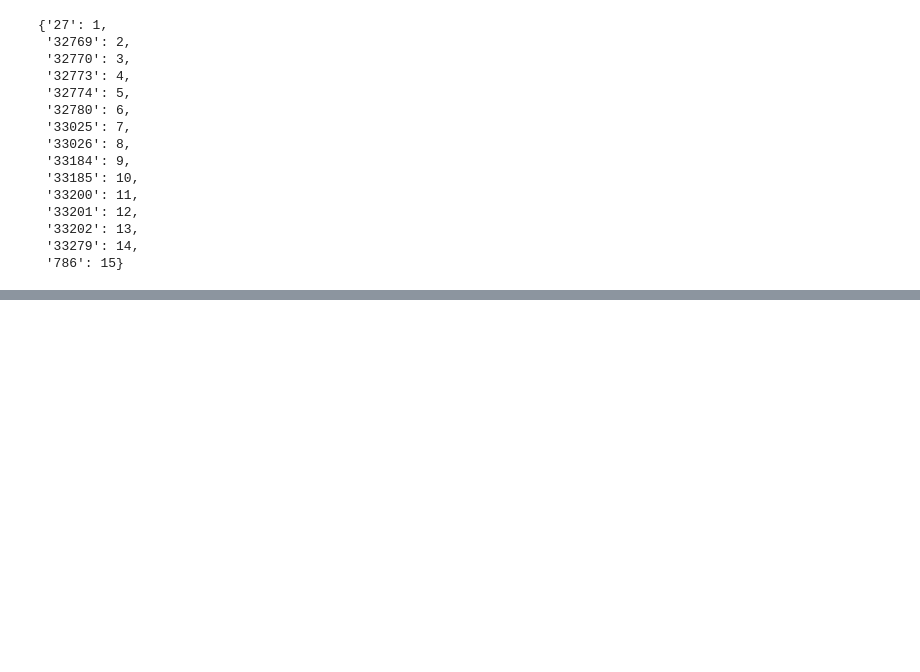
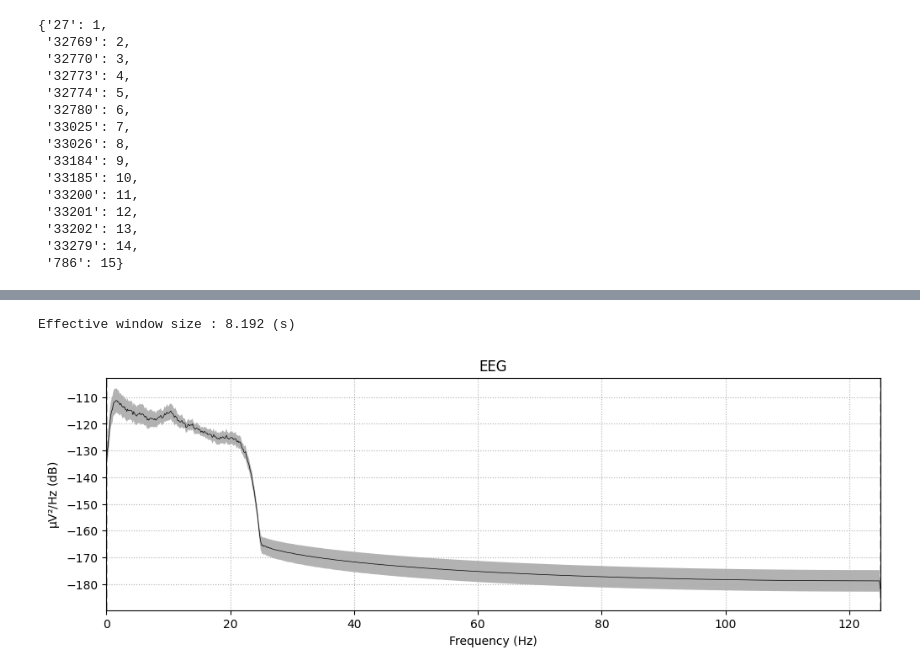
Before and after one commit to ovi-lab/EEG-oddball-task, a Jupyter notebook: src/sandbox.ipynb, the cells around one changed output, grey strips where cells are left out. Drawn from its saved outputs; the diff is of its cells as text; code cells hidden in the pictures; blank space fills up the shorter version.

Commit message:
add plots

```diff
--- a/src/sandbox.ipynb
+++ b/src/sandbox.ipynb
@@ -21,0 +11,10 @@ Creating raw.info structure...
+# %%
+# read the raw file
+participant_id = 1
+participant_name = 'P' + str(participant_id)
+partipant_data_path =  participant_name + '/' + participant_name +'.gdf'
+path = os.path.join(configss['root'], configss['data_dir'] , partipant_data_path )
+print(path)
+raw  = mne.io.read_raw_gdf(path, preload=True)
+
+# add filtering
@@ -21,0 +30,3 @@ Creating raw.info structure...
+# %%
+    data_channels = [x for x in raw.ch_names if x not in
+                     configss['non_data_channels']]
@@ -48,0 +143,11 @@ event_dict
+# %%
+(
+    raw
+    .copy()
+    .pick(data_channels)
+    .compute_psd(fmax=raw.info["sfreq"] / 2)
+    .plot(average=True)
+)
+# %% [output]
+Effective window size : 8.192 (s)
+[figure, added]
```
Also changed, not shown: parts of 11 cells of this notebook, 5 other files.
